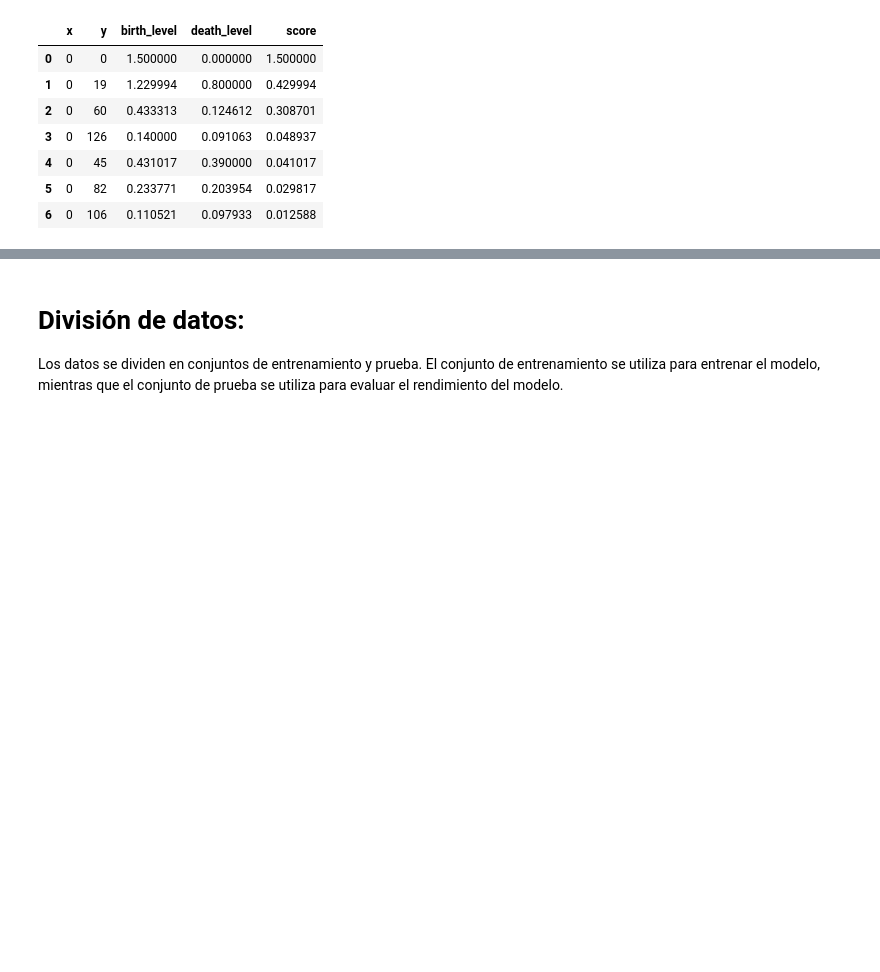
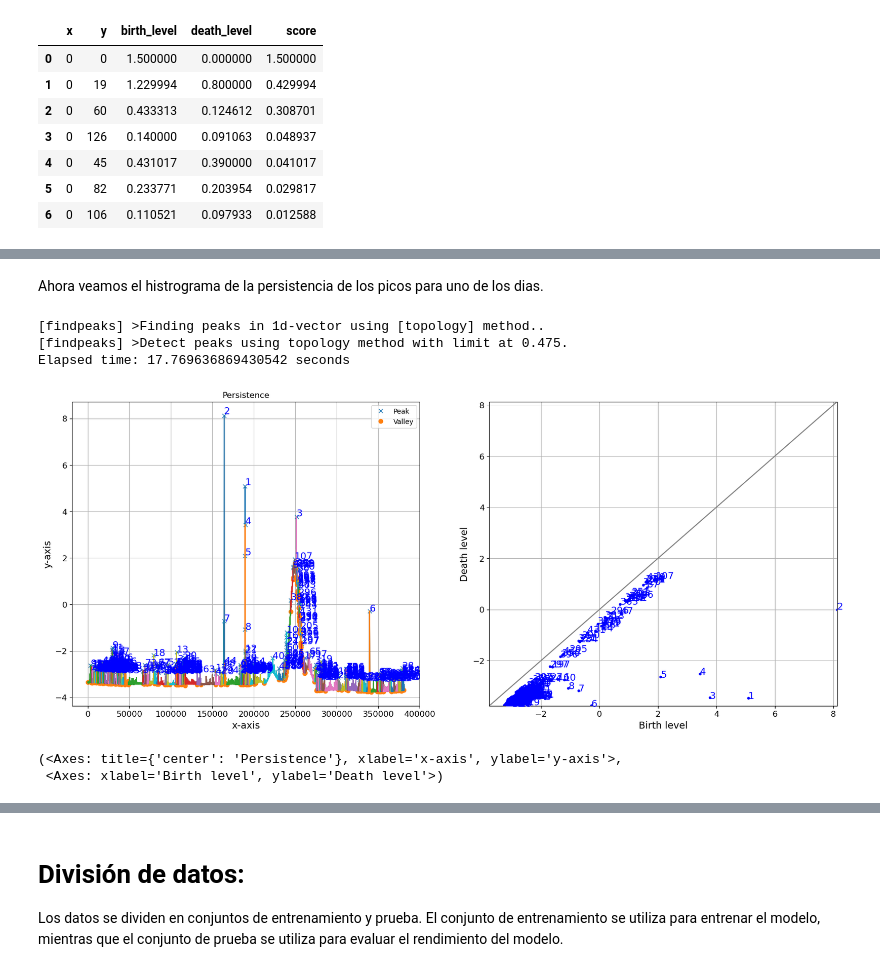
Before and after one commit to 2dholo/maph, a Jupyter notebook: Mexart-Peak-Detector.ipynb, the cells around one changed output, grey strips where cells are left out. Drawn from its saved outputs; the diff is of its cells as text; code cells hidden in the pictures; blank space fills up the shorter version.

```diff
--- a/Mexart-Peak-Detector.ipynb
+++ b/Mexart-Peak-Detector.ipynb
@@ -335,0 +412,29 @@ Elapsed time: 23.64600157737732 seconds
+# %% [markdown]
+Ahora veamos el histrograma de la persistencia de los picos para uno de los dias.
+# %%
+from findpeaks import findpeaks
+import time
+
+start_time = time.time()
+
+# Initialize
+fp = findpeaks(method='topology', limit=0.475)
+#fp = findpeaks(method='peakdetect', lookahead=300, interpolate=None)
+
+
+# Fit topology method on the 1d-vector
+results = fp.fit(X[floor(len(X)*i/24):floor(len(X)*f/24)])
+
+end_time = time.time()
+
+print("Elapsed time:", end_time - start_time, "seconds")
+
+# Plot
+fp.plot_persistence()
+# %% [output]
+[findpeaks] >Finding peaks in 1d-vector using [topology] method..
+[findpeaks] >Detect peaks using topology method with limit at 0.475.
+Elapsed time: 17.769636869430542 seconds
+[figure, added]
+(<Axes: title={'center': 'Persistence'}, xlabel='x-axis', ylabel='y-axis'>,
+ <Axes: xlabel='Birth level', ylabel='Death level'>)
```
Also changed, not shown: parts of 13 cells of this notebook.
